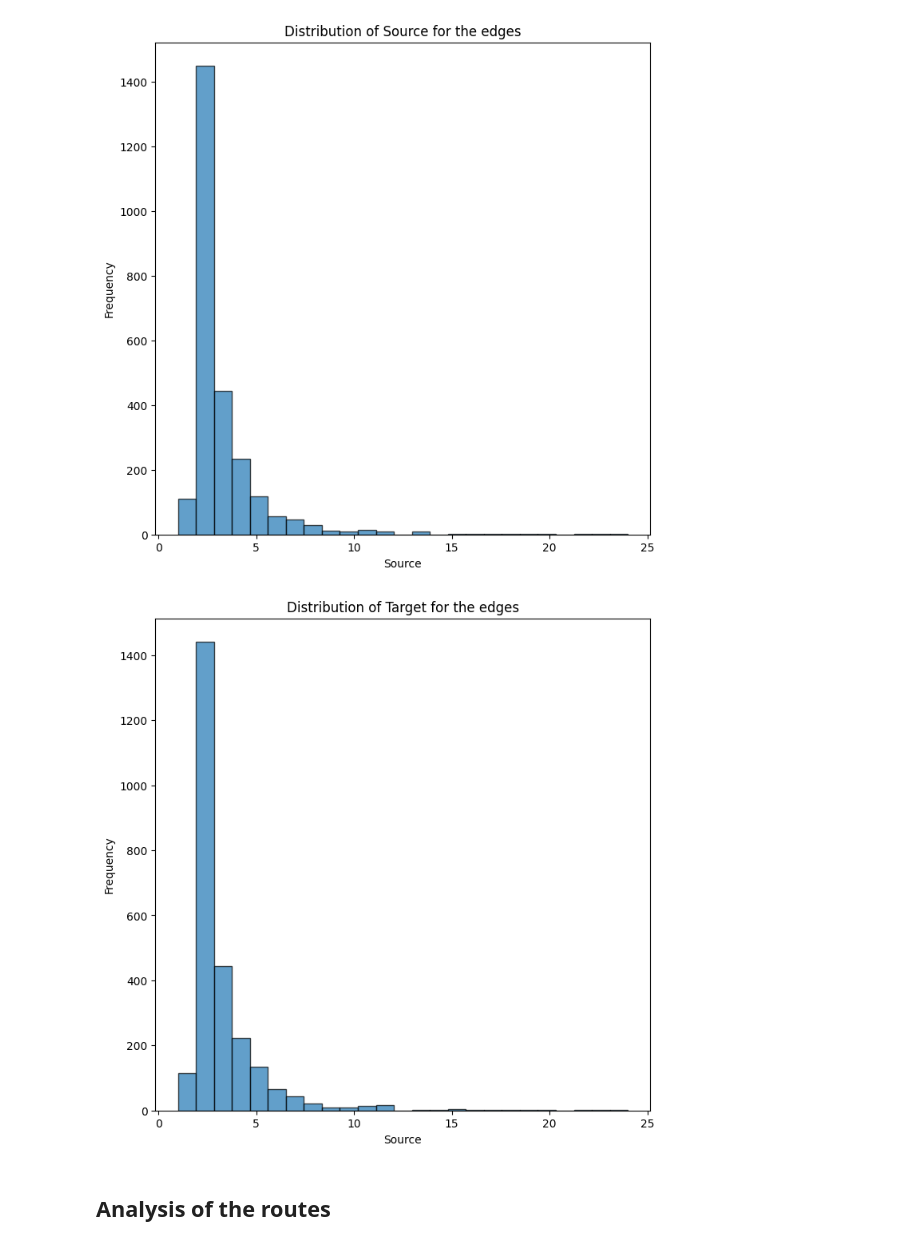
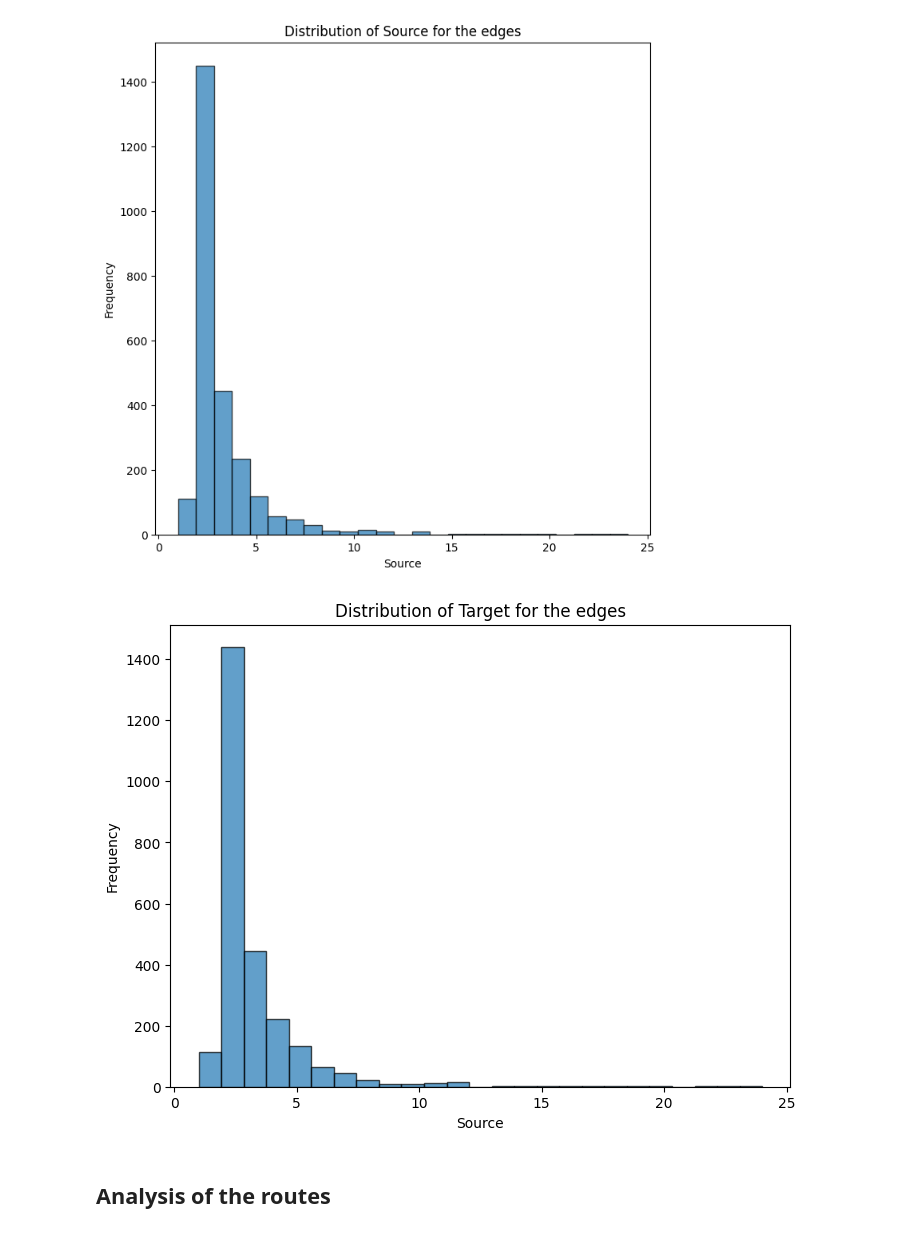
Before and after one commit to ItsVasconcellos/final-year-project, a Jupyter notebook: dataset_exploration/statiscal_analysis.ipynb, the cells around one changed output. Cells and saved outputs as stored; diff of their text form; code cells hidden in the pictures.

```diff
--- a/dataset_exploration/statiscal_analysis.ipynb
+++ b/dataset_exploration/statiscal_analysis.ipynb
@@ -67,13 +109,13 @@ plt.show()
 # %% [output]
 [figure]
 # %%
-edges['target'].value_counts().plot(kind='hist', bins=25, edgecolor='black', alpha=0.7)
+edges['target'].value_counts().plot(kind='hist', bins=25, edgecolor='black', alpha=0.7, figsize=(8,6))
 plt.title('Distribution of Target for the edges')
 plt.xlabel('Source')
 plt.ylabel('Frequency')
 plt.show()
 # %% [output]
-[figure, old version]
+[figure, new version]
 # %%
 edges = edges.merge(stations, left_on="source", right_on="code", how="left" )
 edges = edges.merge(stations, left_on="target", right_on="code", how="left", suffixes=("_source", "_target"))
```
Also changed, not shown: parts of 9 cells of this notebook, 4 other files.
